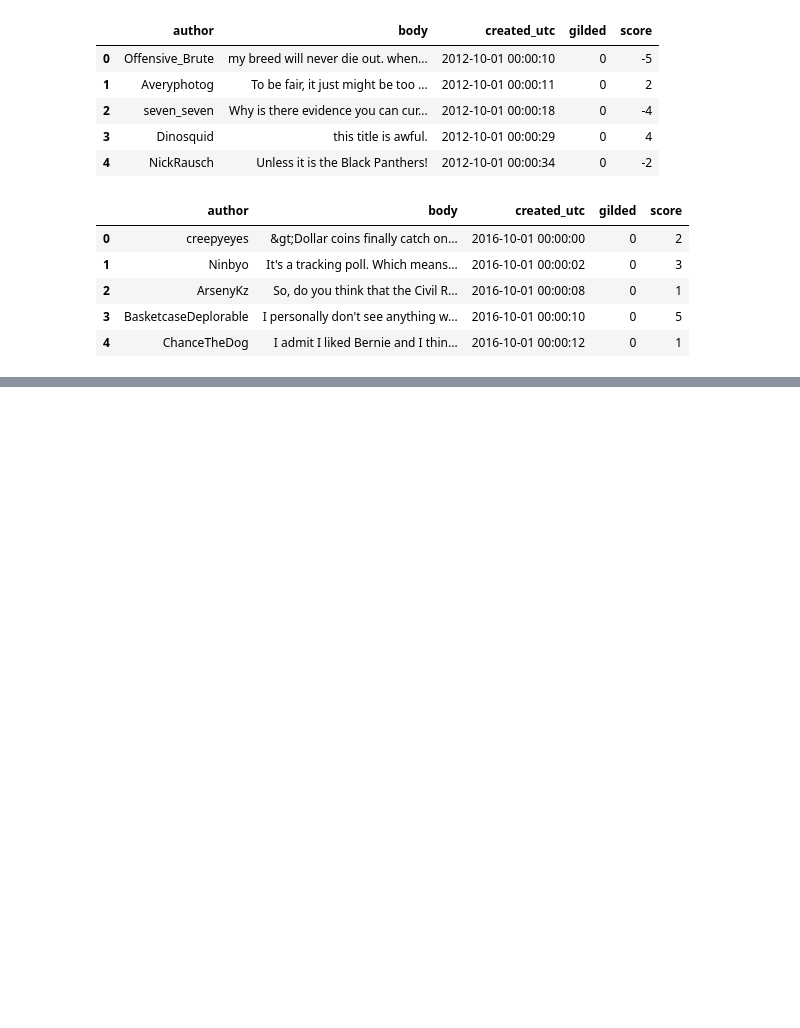
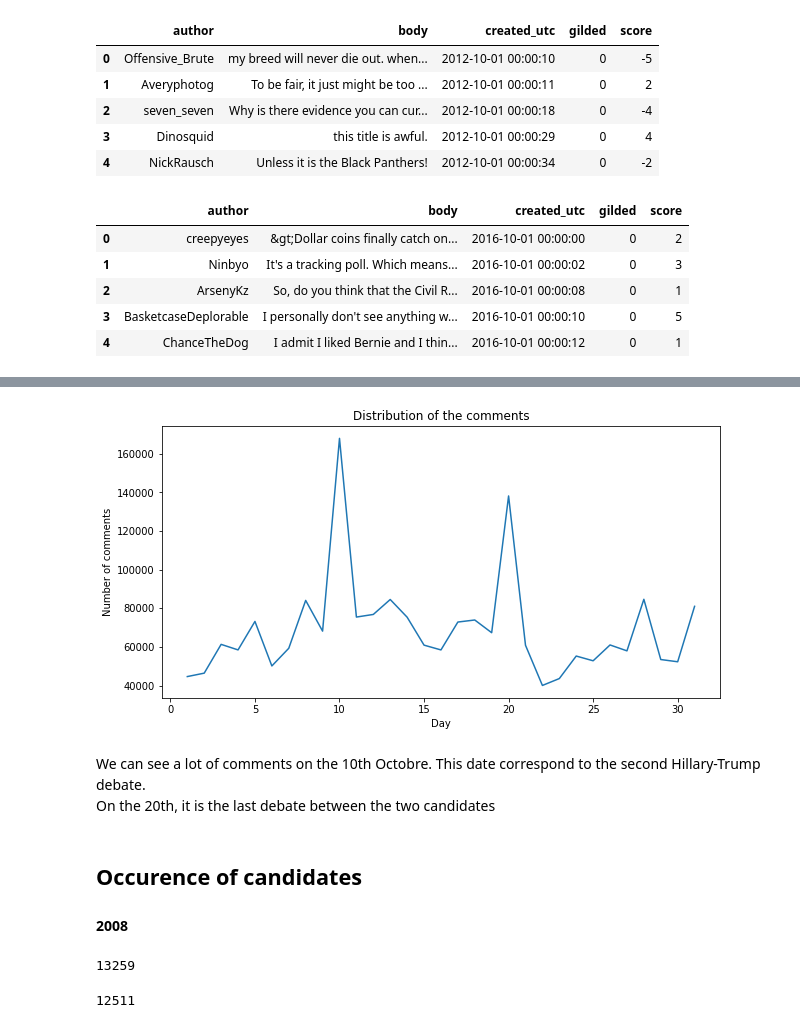
Before and after one commit to arthishow/Project, a Jupyter notebook: Milestone 2.ipynb, the cells around one changed output, grey strips where cells are left out. Saved outputs shown, nothing was run; the diff lists cells and outputs as text; code cells hidden in the pictures; blank space fills up the shorter version.

```diff
--- a/Milestone 2.ipynb
+++ b/Milestone 2.ipynb
@@ -69,0 +113,29 @@ df_2016.head()
+# %%
+plt.figure(figsize=(10,5))
+plt.plot(buckets_2016['created_utc'],buckets_2016['counts'])
+plt.ylabel('Number of comments')
+plt.xlabel('Day')
+plt.title('Distribution of the comments')
+plt.show()
+# %% [output]
+[figure, added]
+# %% [markdown]
+We can see a lot of comments on the 10th Octobre. This date correspond to the second Hillary-Trump debate. <br/>
+On the 20th, it is the last debate between the two candidates
+# %% [markdown]
+## Occurence of candidates
+#### 2008
+# %%
+obama_2008 = days_2008.copy()
+obama_2008 = obama_2008.where(obama_2008['body'].str.contains('Obama'))
+obama_2008 = obama_2008.dropna()
+len(obama_2008.index)
+# %% [output]
+13259
+# %%
+mccain_2008 = days_2008.copy()
+mccain_2008 = mccain_2008.where(mccain_2008['body'].str.contains('McCain'))
+mccain_2008 = mccain_2008.dropna()
+len(mccain_2008.index)
+# %% [output]
+12511
```
Also changed, not shown: parts of 23 cells of this notebook.
